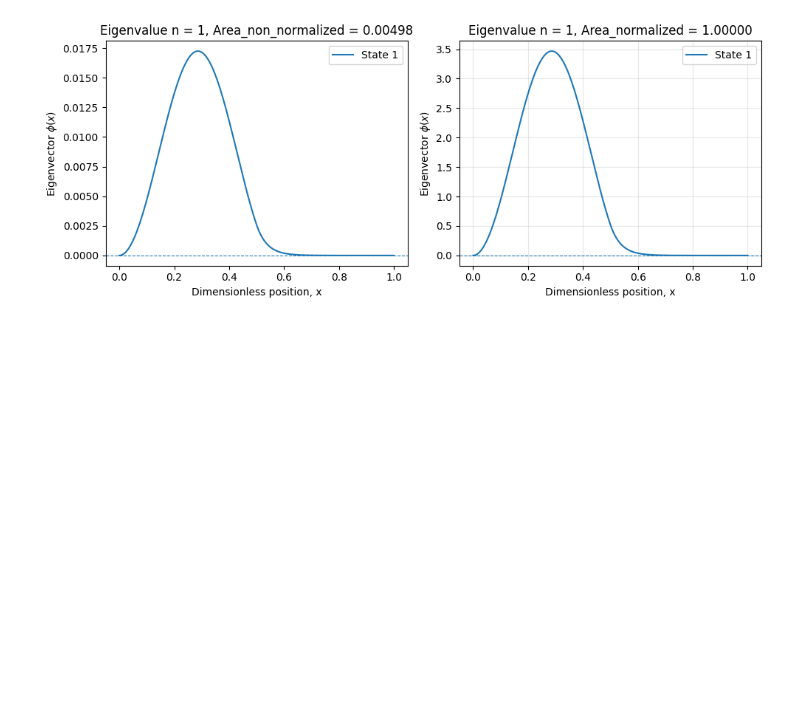
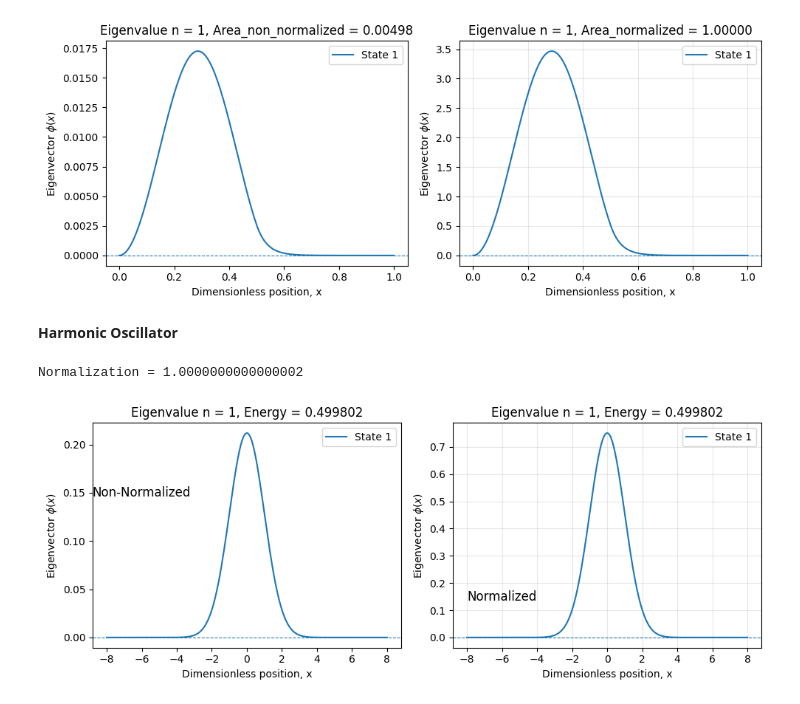
Before and after one commit to DeepakSingh169/QuantumMechanics, a Jupyter notebook: SchrodingerEquation.ipynb, the cells around one changed output. Saved outputs shown, nothing was run; the diff lists cells and outputs as text; code cells hidden in the pictures; blank space fills up the shorter version.

Commit message:
solved harmonic potential and plotted wave function

```diff
--- a/SchrodingerEquation.ipynb
+++ b/SchrodingerEquation.ipynb
@@ -345,3 +345,5 @@ plot_probability_step_potential(full_grid,phi,phi_normalized,state_index)
 # %% [output]
 Normalization = 1.0
 [figure]
+# %% [markdown]
+**Harmonic Oscillator**
@@ -347,0 +401,10 @@ Normalization = 1.0
+# %%
+xi = -8
+xf = 8
+interior_points = 200
+state_index = 0
+phi,full_grid,phi_normalized,energy_value = solve_harmonic_potential(xi,xf,interior_points,state_index)
+plot_harmonic_potential(full_grid,phi,phi_normalized,energy_value,state_index)
+# %% [output]
+Normalization = 1.0000000000000002
+[figure, added]
```
Also changed, not shown: parts of 1 cell of this notebook.
